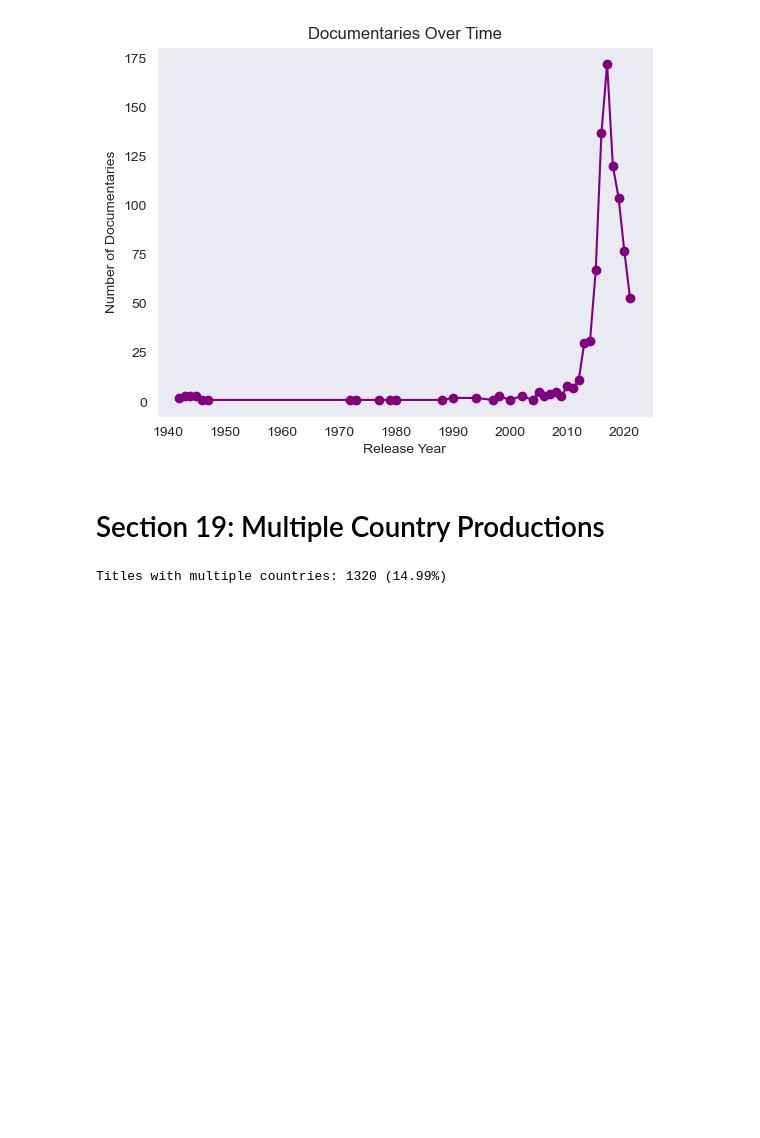
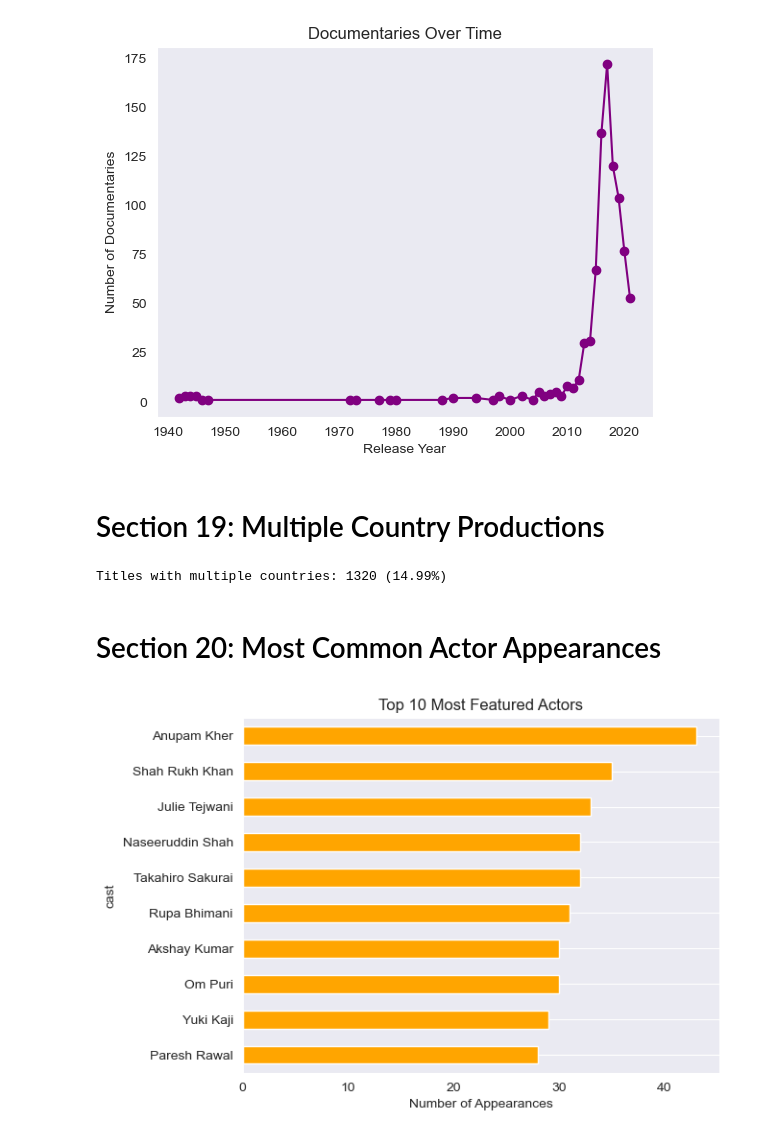
Before and after one commit to aghabidareh/NetflixAnalyzer, a Jupyter notebook: main.ipynb, the cells around one changed output. Cells and saved outputs as stored; diff of their text form; code cells hidden in the pictures; blank space fills up the shorter version.

Commit message:
plots-and-graphs

```diff
--- a/main.ipynb
+++ b/main.ipynb
@@ -326,3 +326,16 @@ multi_count = multi_country.sum()
 print(f'Titles with multiple countries: {multi_count} ({(multi_count/len(df))*100:.2f}%)')
 # %% [output]
 Titles with multiple countries: 1320 (14.99%)
+# %% [markdown]
+# Section 20: Most Common Actor Appearances
+# %%
+# Count most frequent actors
+actors = df['cast'].dropna().str.split(',').explode().str.strip()
+top_actors = actors.value_counts().head(10)
+top_actors.plot(kind='barh', title='Top 10 Most Featured Actors', color='orange')
+plt.xlabel('Number of Appearances')
+plt.gca().invert_yaxis()
+plt.grid(axis='x')
+plt.show()
+# %% [output]
+[figure, added]
```
